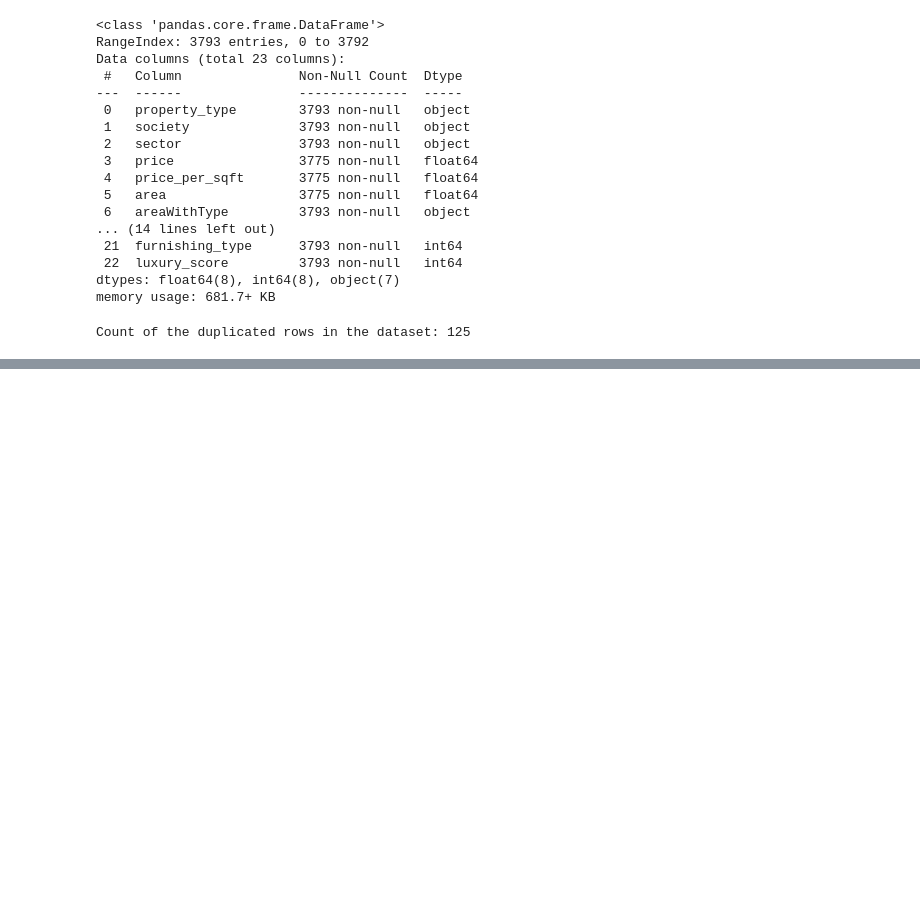
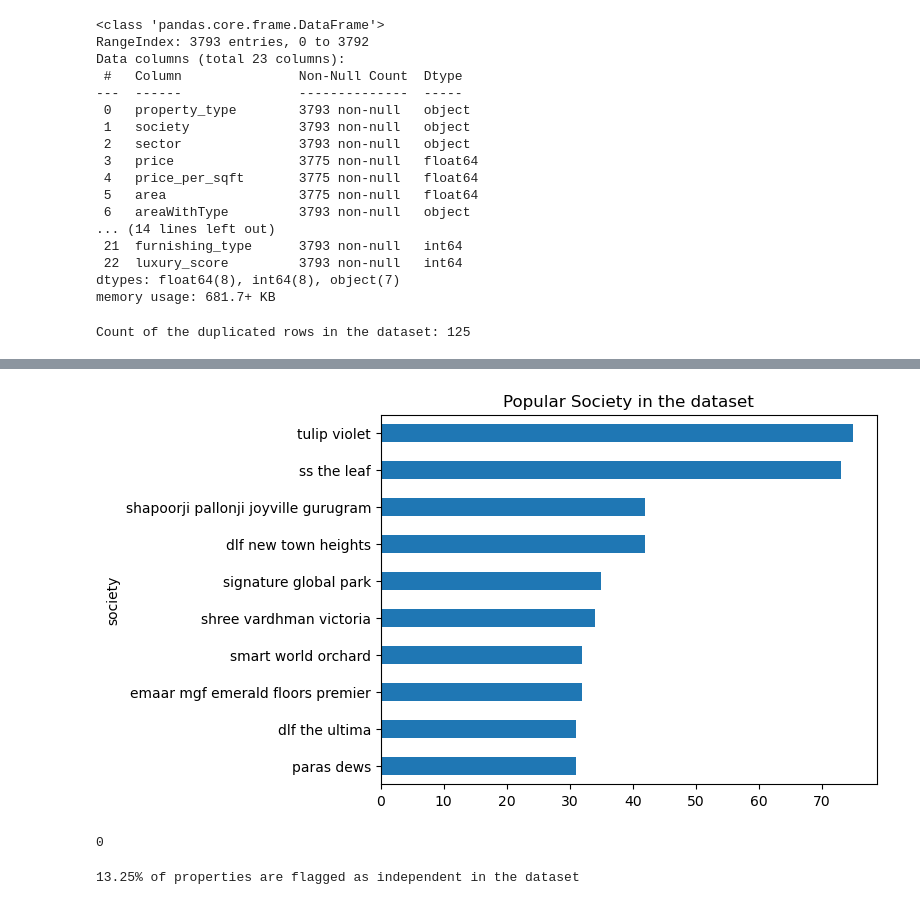
Before and after one commit to 07Sada/real-estate-property-price-predictor, a Jupyter notebook: notebooks/EDA-univariant_analysis_#05.ipynb, the cells around one changed output, grey strips where cells are left out. Saved outputs shown, nothing was run; the diff lists cells and outputs as text; code cells hidden in the pictures; blank space fills up the shorter version.

```diff
--- a/notebooks/EDA-univariant_analysis_#05.ipynb
+++ b/notebooks/EDA-univariant_analysis_#05.ipynb
@@ -80,0 +161,22 @@ Name: count, Length: 106, dtype: int64
+# %%
+# plotting the top 10 society in the dataset
+df[df['society'] != 'independent']['society'].value_counts().head(10).sort_values(ascending=True).plot(kind='barh')
+plt.title('Popular Society in the dataset');
+# %% [output]
+[figure, added]
+# %%
+# checking for null values in 'society' column
+df['society'].isnull().sum()
+# %% [output]
+0
+# %%
+# Calculate the count of properties flagged as "independent"
+independent_society_count = df[df['society']=='independent']['society'].count()
+
+# Calculate the percentage of "independent" properties
+percentage_independent = round(independent_society_count / df.shape[0] * 100, 2)
+
+# Print the result
+print(f"{percentage_independent}% of properties are flagged as independent in the dataset")
+# %% [output]
+13.25% of properties are flagged as independent in the dataset
```
Also changed, not shown: parts of 23 cells of this notebook.
